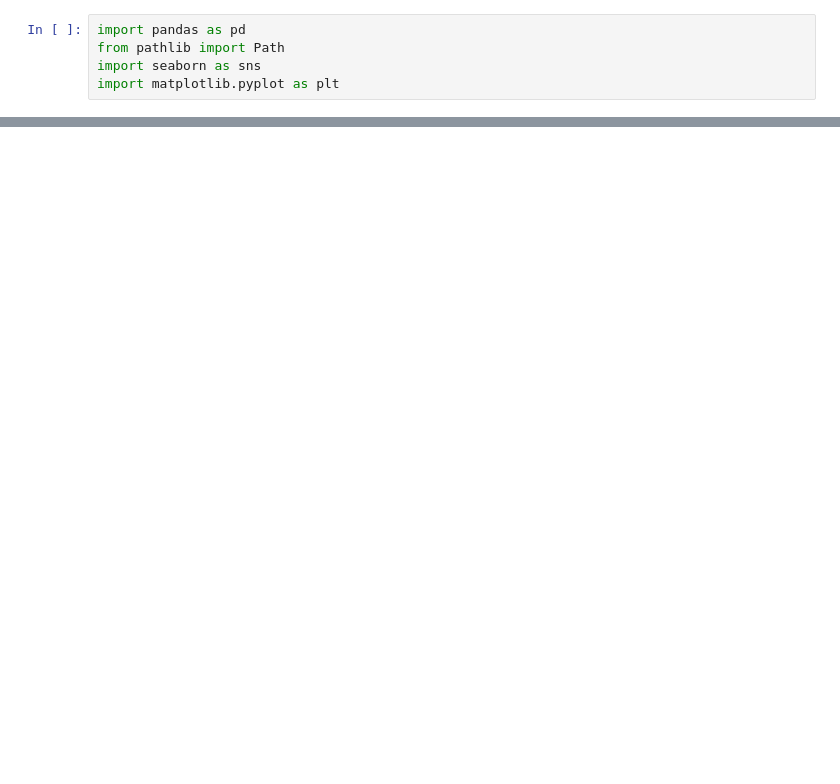
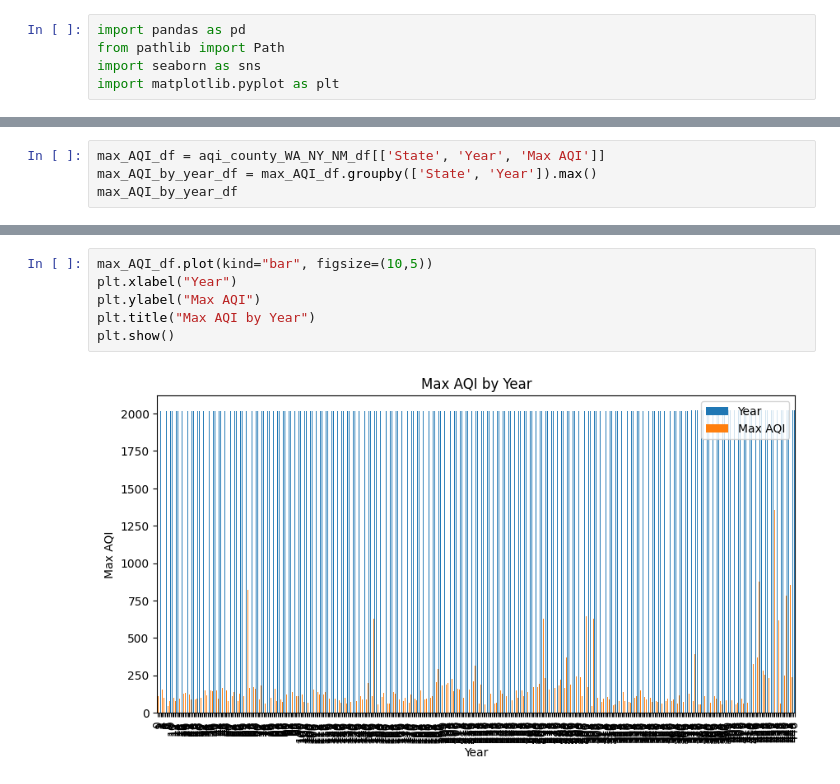
Before and after one commit to harrismhurley/python_project_1, a Jupyter notebook: main.ipynb, the cells around one changed output, grey strips where cells are left out. Saved outputs shown, nothing was run; the diff lists cells and outputs as text; blank space fills up the shorter version.

```diff
--- a/main.ipynb
+++ b/main.ipynb
@@ -253,0 +229,4 @@ aq_nm_df
+# %%
+max_AQI_df = aqi_county_WA_NY_NM_df[['State', 'Year', 'Max AQI']]
+max_AQI_by_year_df = max_AQI_df.groupby(['State', 'Year']).max()
+max_AQI_by_year_df
@@ -253,0 +252,8 @@ aq_nm_df
+# %%
+max_AQI_df.plot(kind="bar", figsize=(10,5))
+plt.xlabel("Year")
+plt.ylabel("Max AQI")
+plt.title("Max AQI by Year")
+plt.show()
+# %% [output]
+[figure, added]
```
Also changed, not shown: parts of 26 cells of this notebook.
